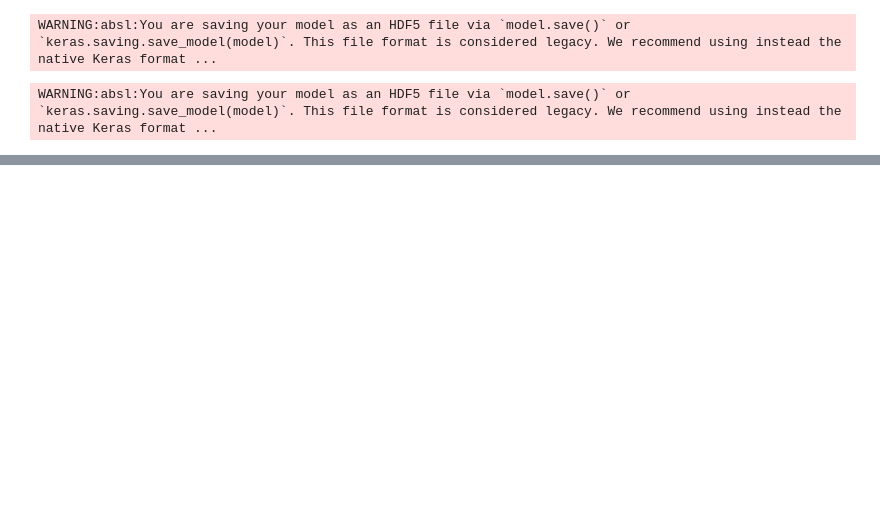
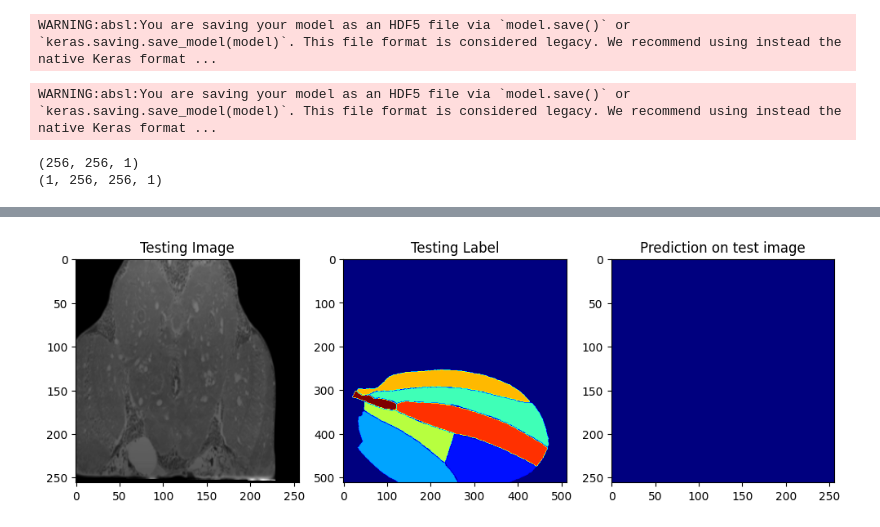
Before and after one commit to AbdulRauf-Sidd/MakhiMeter-Training, a Jupyter notebook: lazy_unet.ipynb, the cells around one changed output, grey strips where cells are left out. Saved outputs shown, nothing was run; the diff lists cells and outputs as text; code cells hidden in the pictures; blank space fills up the shorter version.

Commit message:
new model created

```diff
--- a/lazy_unet.ipynb
+++ b/lazy_unet.ipynb
@@ -90,7 +86,7 @@ def get_model2():
     return unet(n_class=8, input_size=(256, 256, 1))
 
 def get_model():
-    return multi_unet_model()
+    return multi_unet_model(n_classes=2, IMG_HEIGHT=256, IMG_WIDTH=256, IMG_CHANNELS=1)
 
 # model = get_model()
 
@@ -196,3 +269,44 @@ WARNING:absl:You are saving your model as an HDF5 file via `model.save()` or `ke
 model.save('models/unet512_256__6900_5epochs.h5')
 # %% [output]
 WARNING:absl:You are saving your model as an HDF5 file via `model.save()` or `keras.saving.save_model(model)`. This file format is considered legacy. We recommend using instead the native Keras format ...
+# %%
+
+def get_model():
+    return multi_unet_model(n_classes=2, IMG_HEIGHT=256, IMG_WIDTH=256, IMG_CHANNELS=1)
+model = get_model()
+
+import matplotlib.pyplot as plt
+
+model.load_weights('/home/abdulrauf/Projects/MakhiMeter-Training/models/brain/unet_256_bg_removed_80_20epochs.h5')
+import random
+# print(X_test)
+# test_img_number = random.randint(0, len(X_test))
+# test_img = X_test[test_img_number]
+test_img = cv2.imread('/home/abdulrauf/Projects/MakhiMeter-Training/data/brain/rgb aug/aug_0_bottom_left_bg_removed.png', 0)
+test_img = np.array(test_img)
+test_img = normalize(test_img, axis=1)
+test_img = np.expand_dims(test_img, axis=-1)
+test_img_input = np.expand_dims(test_img, axis=-1)
+print(test_img.shape)
+ground_truth=cv2.imread('/home/abdulrauf/Projects/MakhiMeter-Training/data/training/model_v1.2/experiment_2/with_rotation/size 512/labeled encoded/rot_90_aug_0_D.annulipes_f_01.png', 0)
+test_img_norm=test_img[:,:,0][:,:,None]
+test_img_input=np.expand_dims(test_img_norm, 0)
+print(test_img_input.shape)
+prediction = (model.predict(test_img_input))
+predicted_img=np.argmax(prediction, axis=3)[0,:,:]
+predicted_img
+
+plt.figure(figsize=(12, 8))
+plt.subplot(231)
+plt.title('Testing Image')
+plt.imshow(test_img[:,:, 0], cmap='gray')
+plt.subplot(232)
+plt.title('Testing Label')
+plt.imshow(ground_truth, cmap='jet')
+plt.subplot(233)
+plt.title('Prediction on test image')
+plt.imshow(predicted_img, cmap='jet')
+plt.show()
+# %% [output]
+(256, 256, 1)
+(1, 256, 256, 1)
@@ -198,0 +314 @@ WARNING:absl:You are saving your model as an HDF5 file via `model.save()` or `ke
+[figure, added]
```
Also changed, not shown: parts of 5 cells of this notebook, 22 other files.
